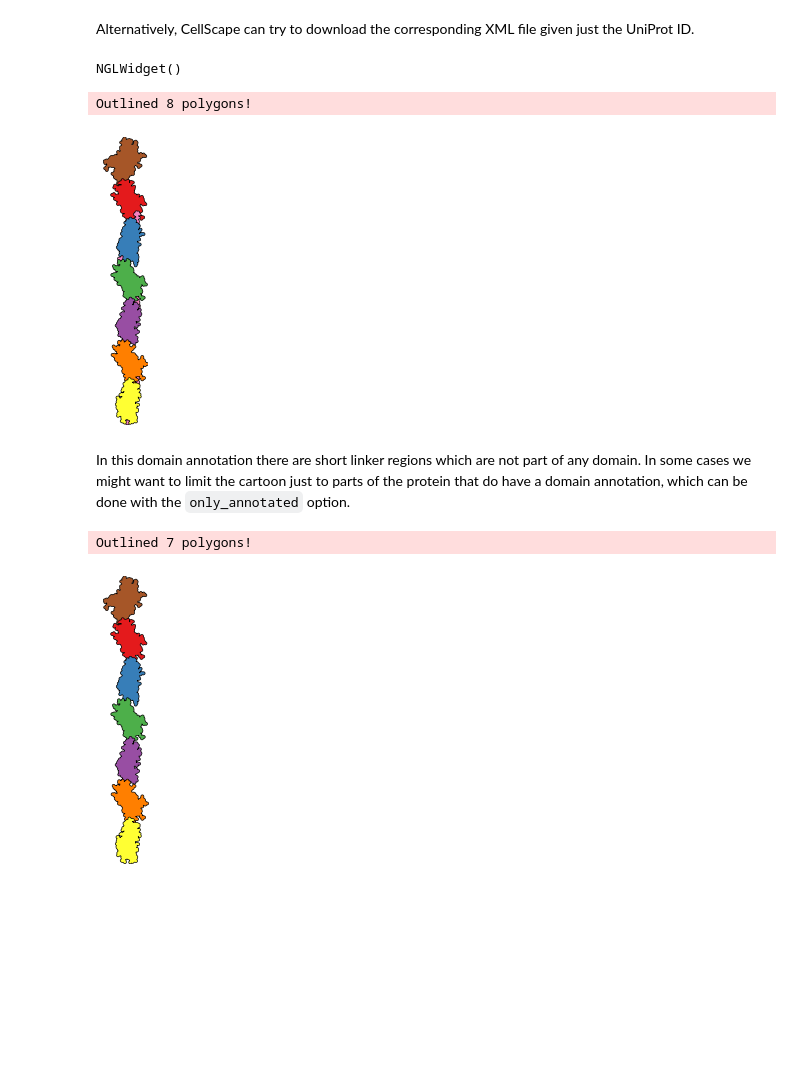
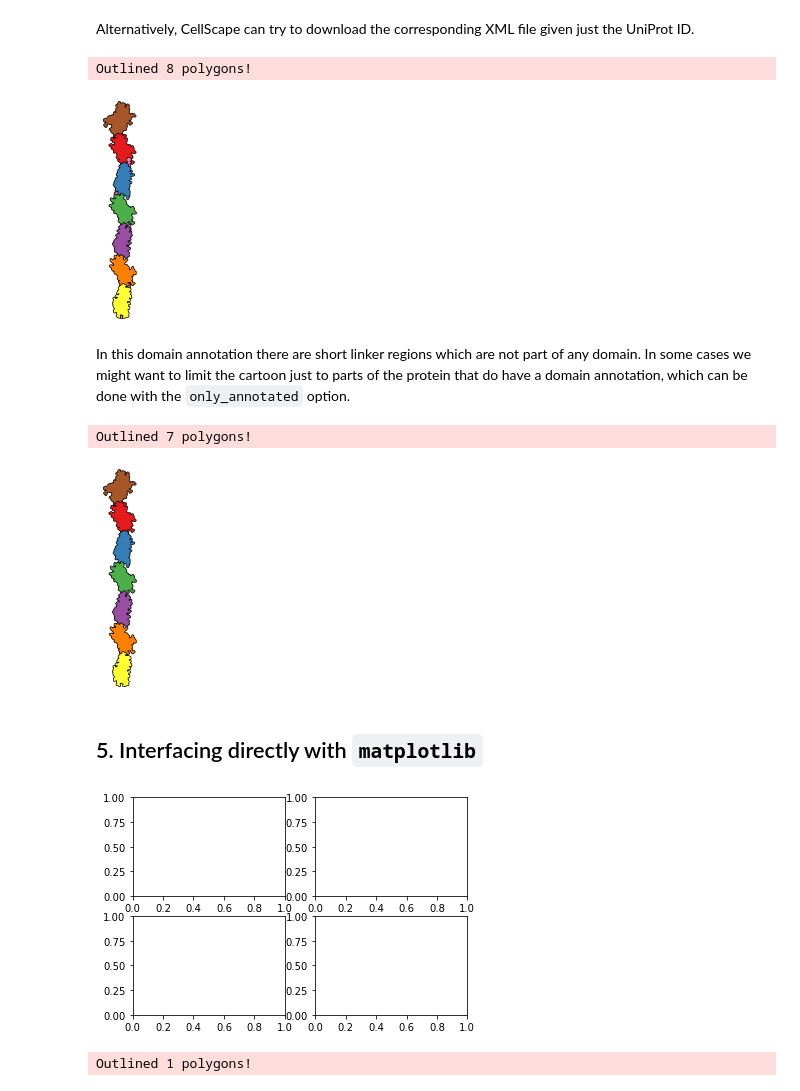
Before and after one commit to jordisr/cellscape, a Jupyter notebook: examples/cartoon.ipynb, the cells around one changed output. Drawn from its saved outputs; the diff is of its cells as text; code cells hidden in the pictures; blank space fills up the shorter version.

```diff
--- a/examples/cartoon.ipynb
+++ b/examples/cartoon.ipynb
@@ -118,22 +122,33 @@ protein = cellscape.cartoon.Cartoon("ceacam5/ceacam5.pdb", uniprot="ceacam5/P067
 # %% [markdown]
 Alternatively, CellScape can try to download the corresponding XML file given just the UniProt ID.
 # %%
-protein = cellscape.cartoon.Cartoon("ceacam5/ceacam5.pdb", uniprot="P06731")
+protein = cellscape.Structure("ceacam5/ceacam5.pdb", uniprot="P06731")
 # %%
 protein.view
-# %% [output]
-NGLWidget()
 # %%
-protein.outline("domain")
-protein.plot()
+cartoon = protein.outline("domain")
+cartoon.plot()
 # %% [output]
 Outlined 8 polygons!
-[figure, old version]
+[figure, new version]
 # %% [markdown]
 In this domain annotation there are short linker regions which are not part of any domain. In some cases we might want to limit the cartoon just to parts of the protein that do have a domain annotation, which can be done with the `only_annotated` option.
 # %%
-protein.outline("domain", only_annotated=True)
-protein.plot()
+cartoon = protein.outline("domain", only_annotated=True)
+cartoon.plot()
 # %% [output]
 Outlined 7 polygons!
-[figure, old version]
+[figure, new version]
+# %% [markdown]
+## 5. Interfacing directly with `matplotlib`
+# %%
+import matplotlib.pyplot as plt
+fig, axes = plt.subplots(2,2)
+# %% [output]
+[figure, added]
+# %%
+protein = cellscape.Structure("ig/1igt.pdb", view=False) # don't need NGLViewer instance
+protein.load_view_matrix("ig/view")
+cartoon = protein.outline()
+# %% [output]
+Outlined 1 polygons!
```
Also changed, not shown: parts of 23 cells of this notebook, 2 other files.
